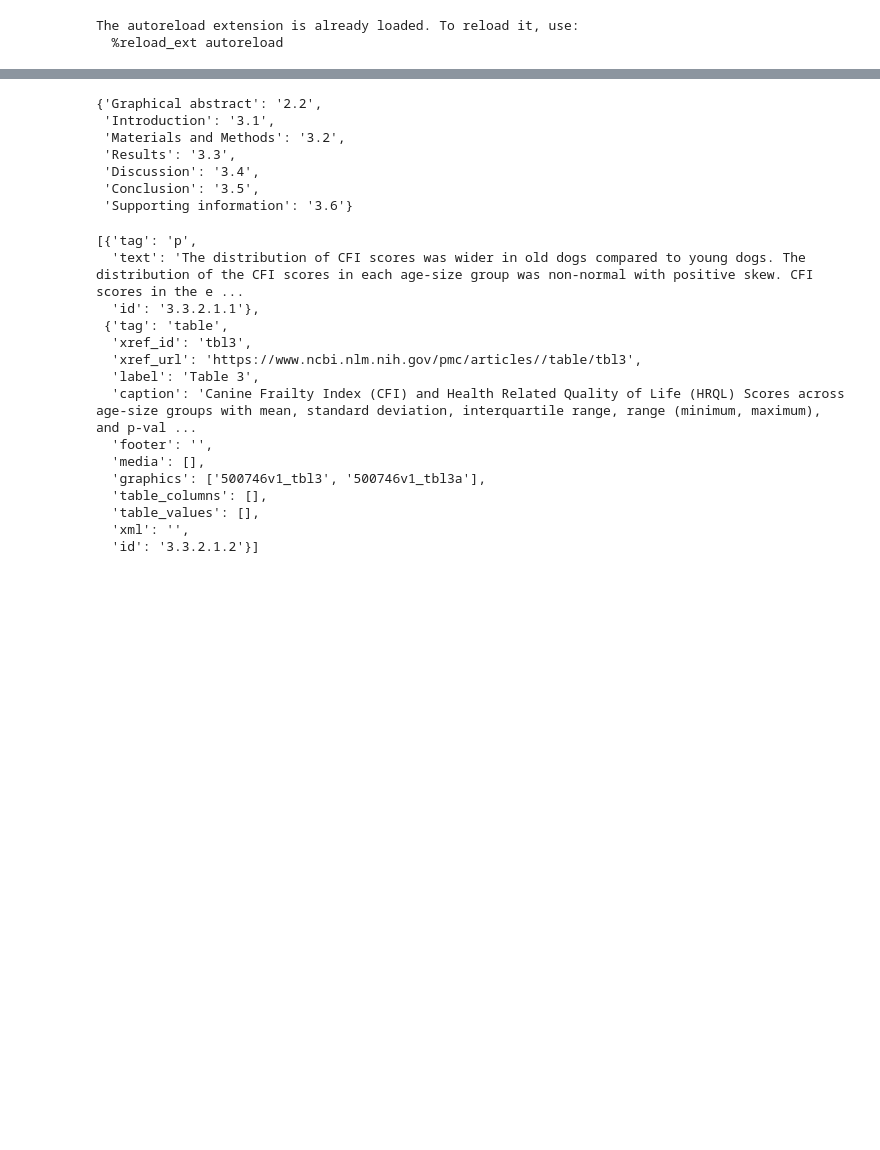
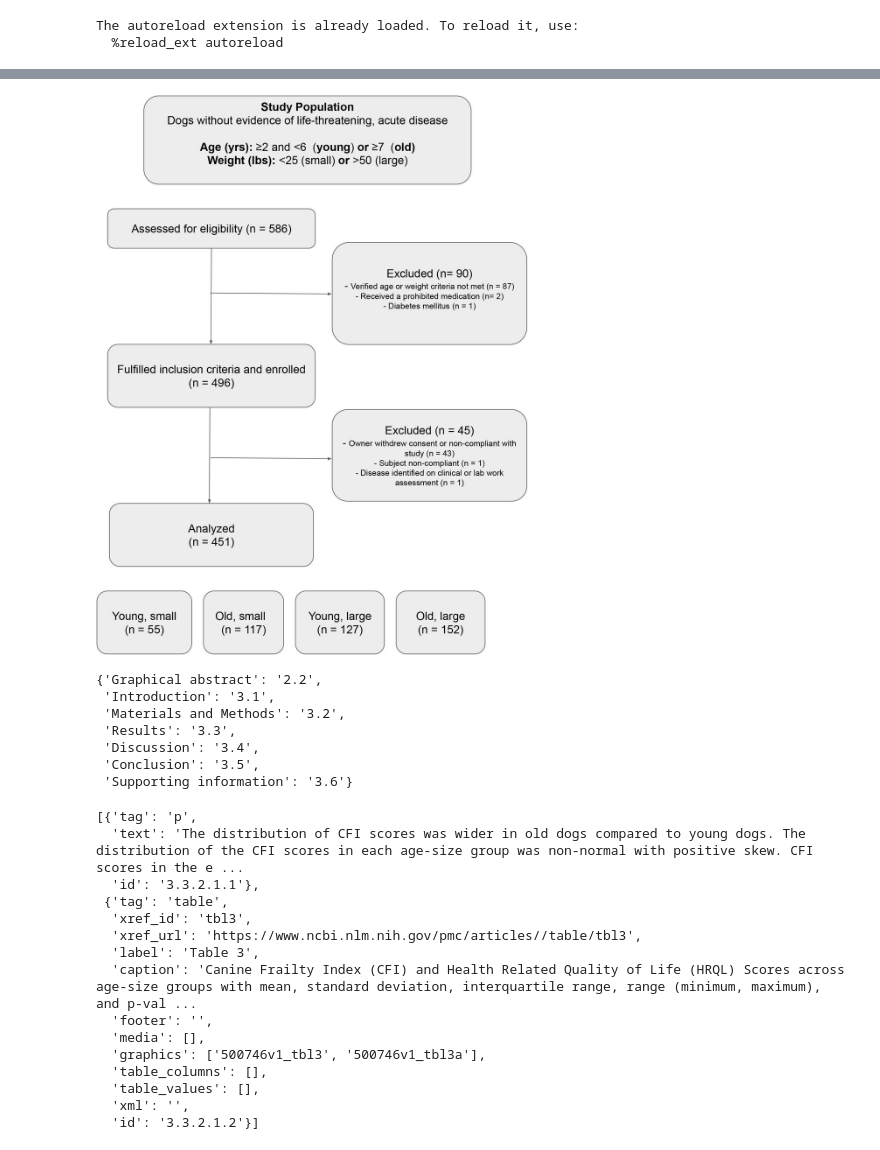
Before and after one commit to ANaka/paperview, a Jupyter notebook: notebooks/test_web_access.ipynb, the cells around one changed output, grey strips where cells are left out. Drawn from its saved outputs; the diff is of its cells as text; code cells hidden in the pictures; blank space fills up the shorter version.

```diff
--- a/notebooks/test_web_access.ipynb
+++ b/notebooks/test_web_access.ipynb
@@ -186,3 +159,20 @@ Name: 3.3, dtype: object
+# %%
+f'{base_xml_url}/{slug}.large.jpg'
+
+# get image from url
+from urllib.request import urlopen
+from io import BytesIO
+from PIL import Image
+
+url = f'{base_xml_url}/{slug}.large.jpg'
+with urlopen(url) as response:
+    with BytesIO(response.read()) as file:
+        img = Image.open(file)
+        img.show()
+# %%
+img
+# %% [output]
+[figure, added]
 # %%
 sections
 # %% [output]
```
Also changed, not shown: parts of 22 cells of this notebook, 2 other files.
